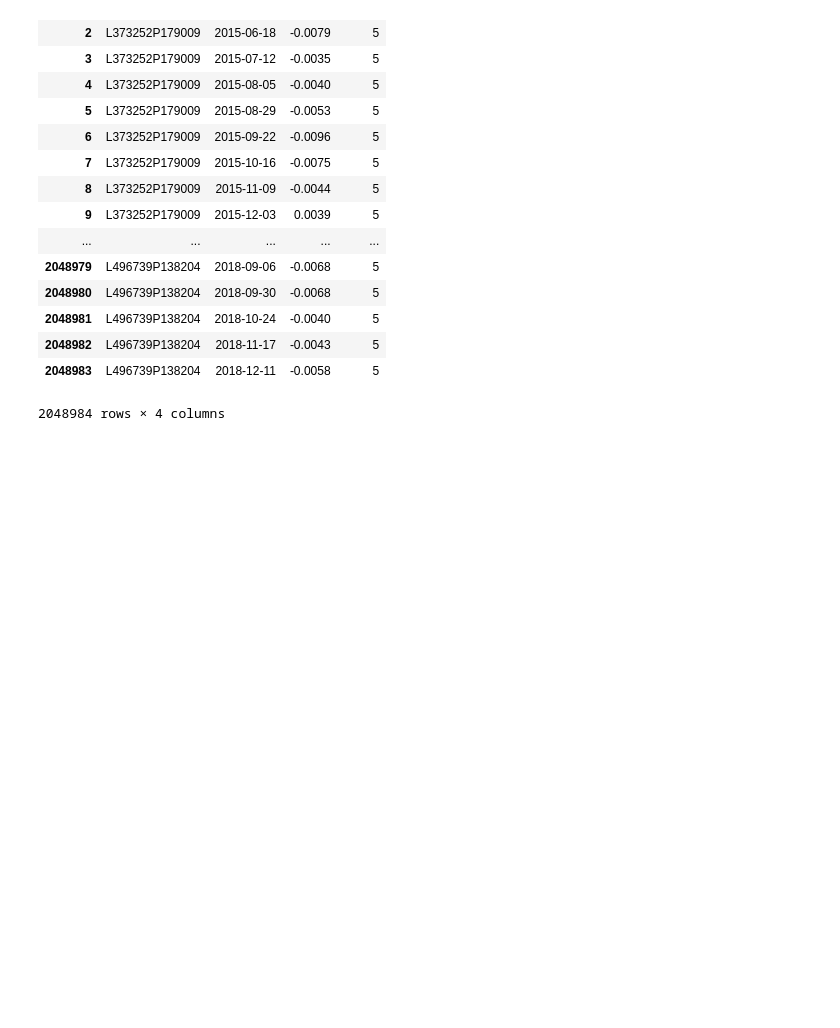
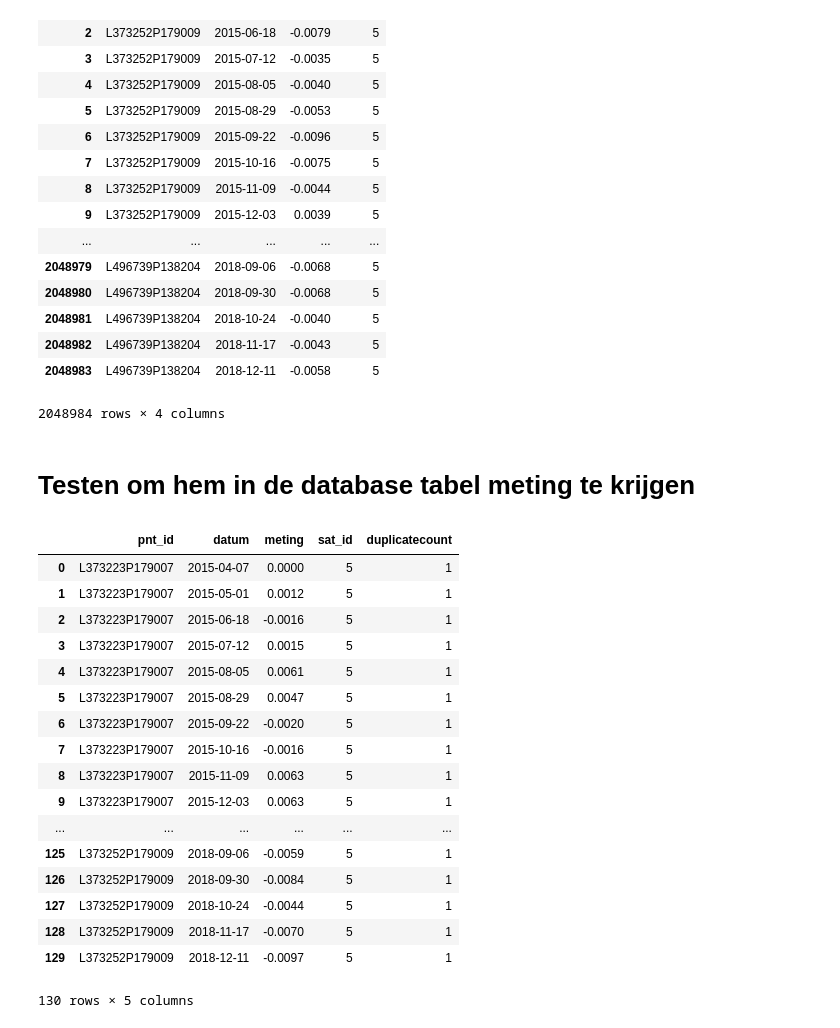
Before and after one commit to Jellybean12/Groepje-C3, a Jupyter notebook: convert_dataframe_datums.ipynb, the cells around one changed output. Saved outputs shown, nothing was run; the diff lists cells and outputs as text; code cells hidden in the pictures; blank space fills up the shorter version.

```diff
--- a/convert_dataframe_datums.ipynb
+++ b/convert_dataframe_datums.ipynb
@@ -60,3 +60,5 @@ converted_rsatxf_hda
 | 2048982 | L496739P138204 | 2018-11-17 | -0.0043 | 5 |
 | 2048983 | L496739P138204 | 2018-12-11 | -0.0058 | 5 |
 2048984 rows × 4 columns
+# %% [markdown]
+# Testen om hem in de database tabel meting te krijgen
@@ -62,0 +73,27 @@ converted_rsatxf_hda
+# %%
+pd.read_sql_query("""WITH CTE (pnt_id, datum, meting,sat_id, DuplicateCount)
+AS
+(
+  SELECT pnt_id, datum, meting,sat_id,
+  ROW_NUMBER() OVER(PARTITION BY pnt_id, datum, meting, sat_id ORDER BY pnt_id) AS DuplicateCount
+  FROM meting
+) SELECT * from CTE""", engine)
+# %% [output]
+|  | pnt_id | datum | meting | sat_id | duplicatecount |
+| 0 | L373223P179007 | 2015-04-07 | 0.0000 | 5 | 1 |
+| 1 | L373223P179007 | 2015-05-01 | 0.0012 | 5 | 1 |
+| 2 | L373223P179007 | 2015-06-18 | -0.0016 | 5 | 1 |
+| 3 | L373223P179007 | 2015-07-12 | 0.0015 | 5 | 1 |
+| 4 | L373223P179007 | 2015-08-05 | 0.0061 | 5 | 1 |
+| 5 | L373223P179007 | 2015-08-29 | 0.0047 | 5 | 1 |
+| 6 | L373223P179007 | 2015-09-22 | -0.0020 | 5 | 1 |
+| 7 | L373223P179007 | 2015-10-16 | -0.0016 | 5 | 1 |
+| 8 | L373223P179007 | 2015-11-09 | 0.0063 | 5 | 1 |
+| 9 | L373223P179007 | 2015-12-03 | 0.0063 | 5 | 1 |
+| ... | ... | ... | ... | ... | ... |
+| 125 | L373252P179009 | 2018-09-06 | -0.0059 | 5 | 1 |
+| 126 | L373252P179009 | 2018-09-30 | -0.0084 | 5 | 1 |
+| 127 | L373252P179009 | 2018-10-24 | -0.0044 | 5 | 1 |
+| 128 | L373252P179009 | 2018-11-17 | -0.0070 | 5 | 1 |
+| 129 | L373252P179009 | 2018-12-11 | -0.0097 | 5 | 1 |
+130 rows × 5 columns
```
Also changed, not shown: parts of 5 cells of this notebook.
